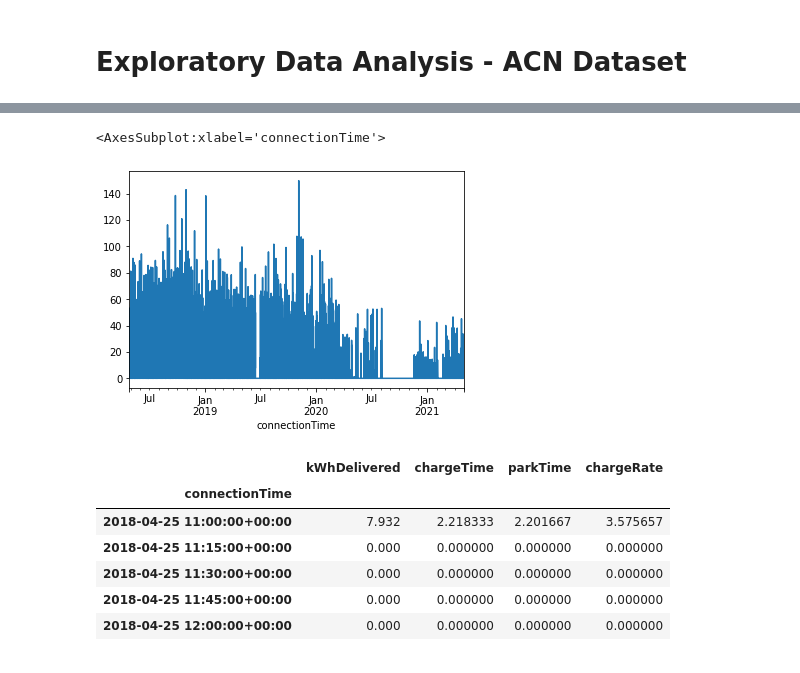
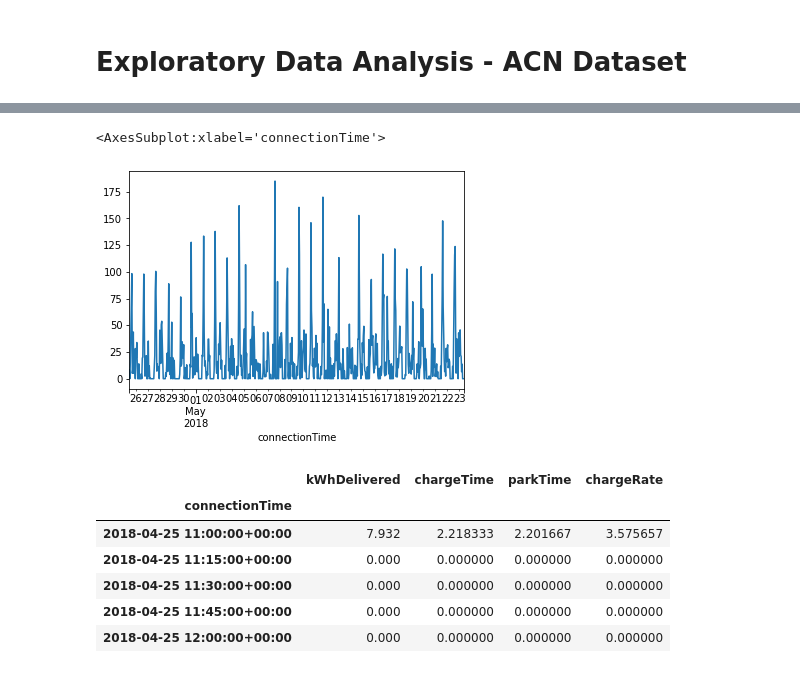
Before and after one commit to Hadi2525/CCAI2022_Transportation, a Jupyter notebook: acn_eda.ipynb, the cells around one changed output, grey strips where cells are left out. Drawn from its saved outputs; the diff is of its cells as text; code cells hidden in the pictures.

```diff
--- a/acn_eda.ipynb
+++ b/acn_eda.ipynb
@@ -53,11 +35,11 @@ ev_df['chargeRate'] = ev_df['kWhDelivered']/ev_df['chargeTime']
 # %%
 ev_df = ev_df.set_index('connectionTime')
 # %%
-ev_df_quarterly = ev_df.resample('15T').sum()
-ev_df_quarterly.kWhDelivered.plot()
+ev_df_quarterly = ev_df.resample('H').sum()
+ev_df_quarterly.kWhDelivered.head(24*7*4).plot()
 # %% [output]
 <AxesSubplot:xlabel='connectionTime'>
-[figure, old version]
+[figure, new version]
 # %%
 ev_df_quarterly.head()
 # %% [output]
```
Also changed, not shown: parts of 12 cells of this notebook.
